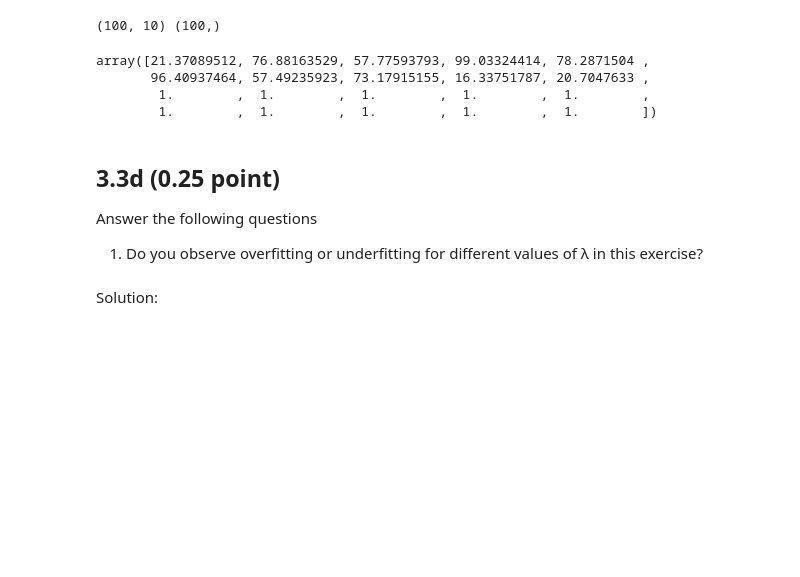
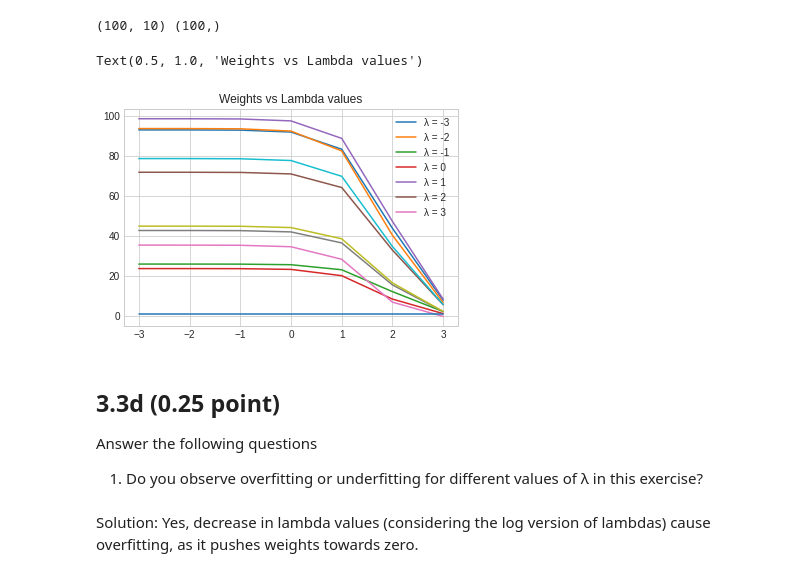
Before and after one commit to igunduz/neural-networks, a Jupyter notebook: assignment-3/NNTI_Ex3_3_3.ipynb, the cells around one changed output. Saved outputs shown, nothing was run; the diff lists cells and outputs as text; code cells hidden in the pictures; blank space fills up the shorter version.

```diff
--- a/assignment-3/NNTI_Ex3_3_3.ipynb
+++ b/assignment-3/NNTI_Ex3_3_3.ipynb
@@ -55,7 +55,7 @@ class ridge_regression:
         n = X.shape[0]
         w = np.linalg.inv(X.T.dot(X) + LAMBDA * np.identity(X.shape[1])).dot(X.T.dot(Y))
         self.w  = np.append(w, np.ones([w.shape[0],1]))
-        return self.w
+        return  np.append(w,1)
     def predict(self, X):
         """
         Note that you have to artificially add a dimension of 1 as defined earlier to account for the bias term
@@ -160,16 +160,16 @@ ridge = ridge_regression()
 weights = list()
 for l in lambda_values:
     weights.append(ridge.fit(X_train, y_train, LAMBDA=l))
-# %%
-weights[1]
-# %% [output]
-array([21.37089512, 76.88163529, 57.77593793, 99.03324414, 78.2871504 ,
-       96.40937464, 57.49235923, 73.17915155, 16.33751787, 20.7047633 ,
-        1.        ,  1.        ,  1.        ,  1.        ,  1.        ,
-        1.        ,  1.        ,  1.        ,  1.        ,  1.        ])
+# %%
+plt.plot(log_scale, weights)
+plt.legend(['λ = -3','λ = -2','λ = -1','λ = 0','λ = 1','λ = 2','λ = 3'])
+plt.title("Weights vs Lambda values")
+# %% [output]
+Text(0.5, 1.0, 'Weights vs Lambda values')
+[figure, added]
 # %% [markdown]
 ## 3.3d (0.25 point)
 Answer the following questions
 1. Do you observe overfitting or underfitting for different values of λ in this exercise?
-# %% [markdown]
-Solution:
+# %% [markdown]
+Solution: Yes, decrease in lambda values (considering the log version of lambdas) cause overfitting, as it pushes weights towards zero.
```
Also changed, not shown: parts of 3 cells of this notebook.
